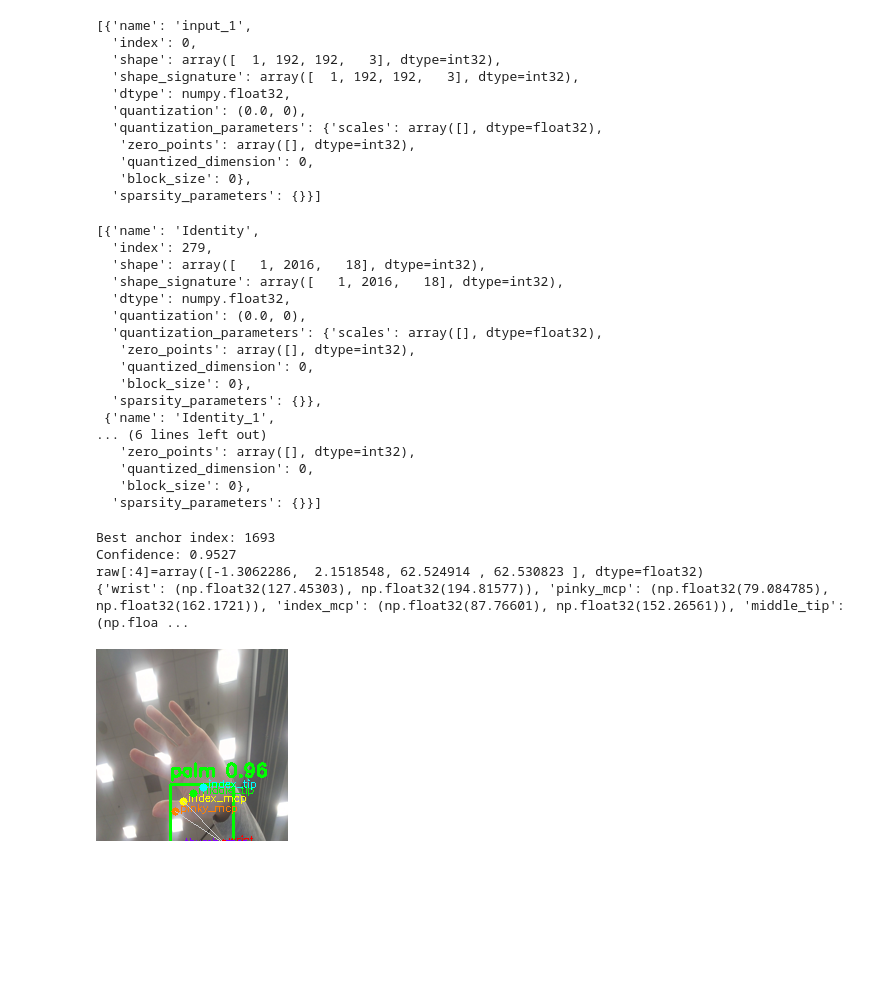
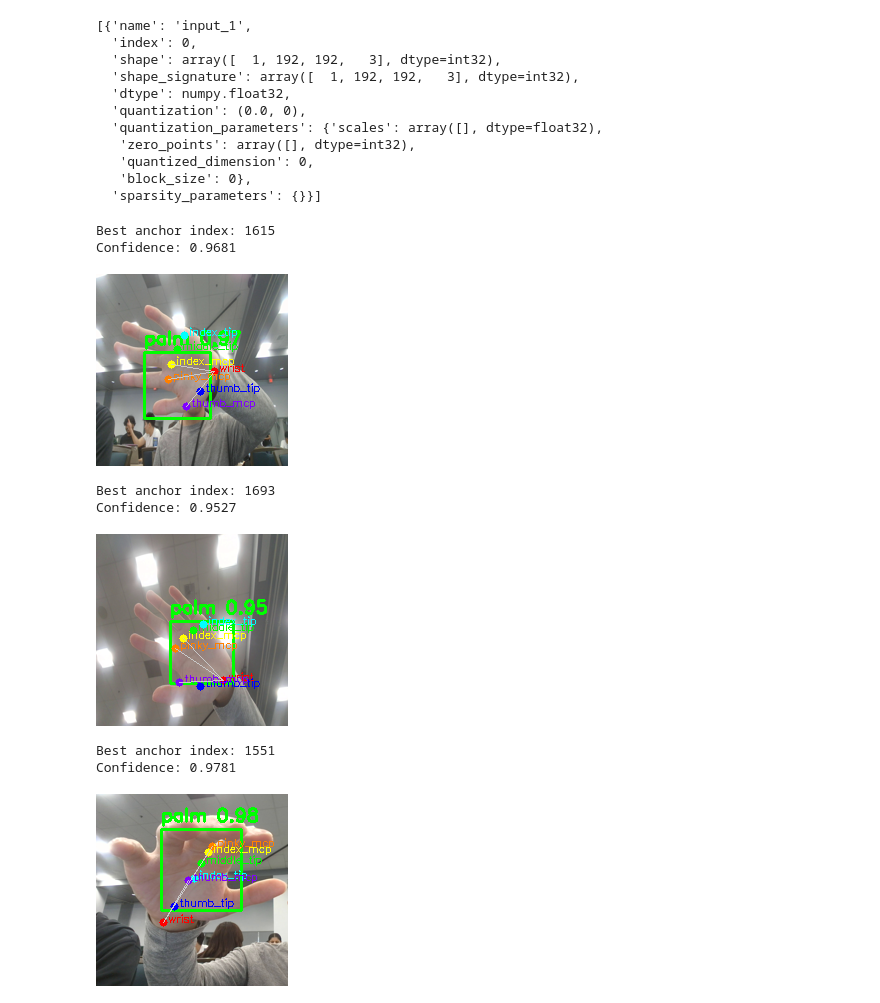
Before and after one commit to Big-Dyl/IrvineHacks2026, a Jupyter notebook: ml/what-is-tflite.ipynb, the cells around one changed output. Saved outputs shown, nothing was run; the diff lists cells and outputs as text; code cells hidden in the pictures; blank space fills up the shorter version.

```diff
--- a/ml/what-is-tflite.ipynb
+++ b/ml/what-is-tflite.ipynb
@@ -1,8 +1,8 @@
 # %%
 from ai_edge_litert.interpreter import Interpreter
-interpreter = Interpreter(model_path="palm_detection_full.tflite")
-interpreter.allocate_tensors()
+interpreter_detect = Interpreter(model_path="palm_detection_full.tflite")
+interpreter_detect.allocate_tensors()
 
 # Get input and output details
-input_details = interpreter.get_input_details()
-output_details = interpreter.get_output_details()
+input_details_detect = interpreter_detect.get_input_details()
+output_details_detect = interpreter_detect.get_output_details()
@@ -120,26 +93,6 @@ def decode_best_detection(raw_boxes, raw_scores):
         keypoints[name] = (ax + kp_dx, ay + kp_dy)
 
     return best_conf, box, keypoints
-# %%
-output_details
-# %% [output]
-[{'name': 'Identity',
-  'index': 279,
-  'shape': array([   1, 2016,   18], dtype=int32),
-  'shape_signature': array([   1, 2016,   18], dtype=int32),
-  'dtype': numpy.float32,
-  'quantization': (0.0, 0),
-  'quantization_parameters': {'scales': array([], dtype=float32),
-   'zero_points': array([], dtype=int32),
-   'quantized_dimension': 0,
-   'block_size': 0},
-  'sparsity_parameters': {}},
- {'name': 'Identity_1',
-... (6 lines left out)
-   'zero_points': array([], dtype=int32),
-   'quantized_dimension': 0,
-   'block_size': 0},
-  'sparsity_parameters': {}}]
 # %%
 import cv2
 import numpy as np
@@ -205,33 +158,45 @@ def draw_palm_detection(image, box, keypoints, conf):
 # %%
 import numpy as np
 
-def pipeline(path):
+def detect(image):
     from PIL import Image
 
-    image = Image.open(path).resize((192, 192))
     image_np = np.array(image, dtype=np.uint8)
     input_data = image_np.astype(np.float32) / 255.0
 
     input_data = np.expand_dims(input_data, axis=0)
-    interpreter.set_tensor(input_details[0]['index'], input_data)
-    interpreter.invoke()
+    interpreter_detect.set_tensor(input_details_detect[0]['index'], input_data)
+    interpreter_detect.invoke()
 
-    output_0 = interpreter.get_tensor(output_details[0]['index'])
-    output_1 = interpreter.get_tensor(output_details[1]['index'])
+    output_0 = interpreter_detect.get_tensor(output_details_detect[0]['index'])
+    output_1 = interpreter_detect.get_tensor(output_details_detect[1]['index'])
 
-    best_conf, box, keypoints = decode_best_detection(output_0, output_1)
-    print(keypoints)
-    vis = draw_palm_detection(image_np, box, keypoints, float(conf))
+    best_conf, box, keypoints = decode_best_palm_detection(output_0, output_1)
+    return best_conf, box, keypoints
+
+def detect_display(path):
+    from PIL import Image
+
+    image = Image.open(path).resize((192, 192))
+    best_conf, box, keypoints = detect(image)
+
+    vis = draw_palm_detection(np.array(image, dtype=np.uint8), box, keypoints, float(best_conf))
     from IPython.display import display
     from PIL import Image
 
     vis_rgb = cv2.cvtColor(vis, cv2.COLOR_BGR2RGB)
     display(Image.fromarray(vis))
 # %%
-pipeline("IMG_20260228_100522.jpg")
+detect_display("IMG_1772308005.jpg")
+detect_display("IMG_20260228_100522.jpg")
+detect_display("IMG_1772308279_HDR+.jpg")
 # %% [output]
-Best anchor index: 1693
-Confidence: 0.9527
-raw[:4]=array([-1.3062286,  2.1518548, 62.524914 , 62.530823 ], dtype=float32)
-{'wrist': (np.float32(127.45303), np.float32(194.81577)), 'pinky_mcp': (np.float32(79.084785), np.float32(162.1721)), 'index_mcp': (np.float32(87.76601), np.float32(152.26561)), 'middle_tip': (np.floa ...
+Best anchor index: 1615
+Confidence: 0.9681
-[figure, old version]
+[figure, new version]
+Best anchor index: 1693
+Confidence: 0.9527
+[figure, added]
+Best anchor index: 1551
+Confidence: 0.9781
+[figure, added]
```
Also changed, not shown: parts of 9 cells of this notebook, 6 other files.
